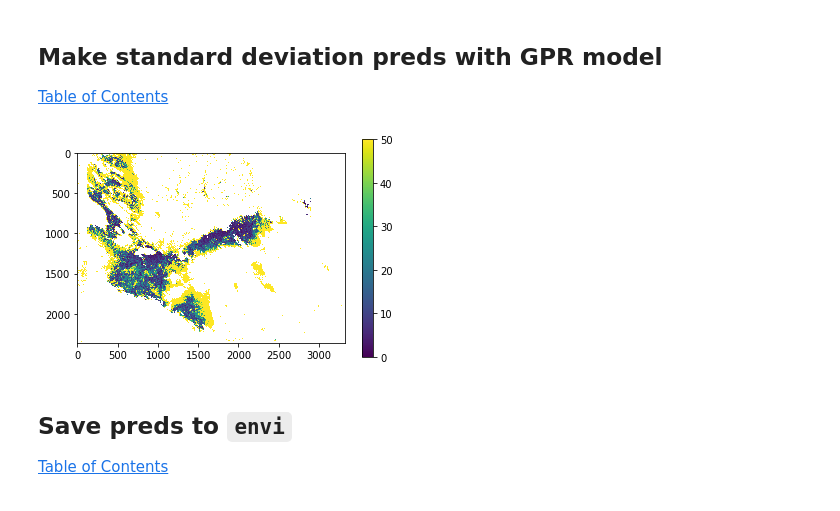
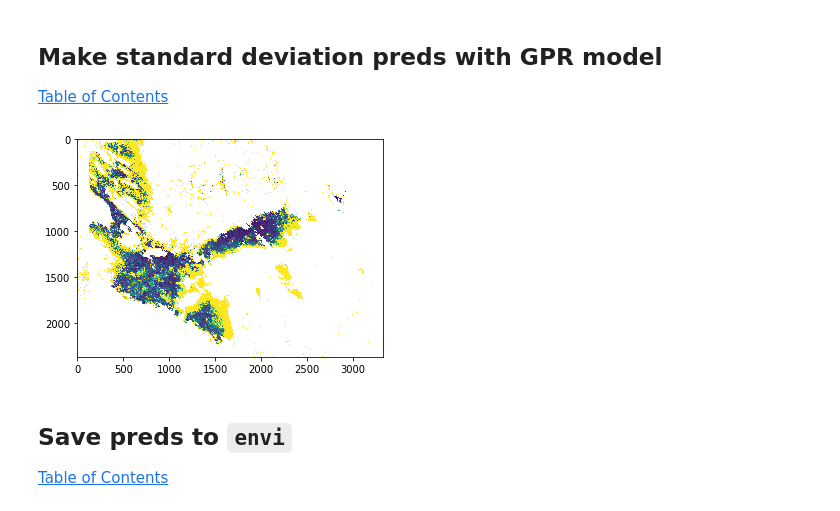
Before and after one commit to IPL-UV/mlregocean, a Jupyter notebook: cdom_predict_image.ipynb, the cells around one changed output. Saved outputs shown, nothing was run; the diff lists cells and outputs as text; code cells hidden in the pictures.

```diff
--- a/cdom_predict_image.ipynb
+++ b/cdom_predict_image.ipynb
@@ -105,9 +105,8 @@ if name_model == "GPR":
 # %%
 if name_model == "GPR":
     plt.imshow(predictions_std,vmin=0,vmax=50)
-    plt.colorbar()
 # %% [output]
-[figure, old version]
+[figure, new version]
 # %% [markdown]
 ## Save preds to `envi`
 [Table of Contents](#Table-of-Contents)
```
